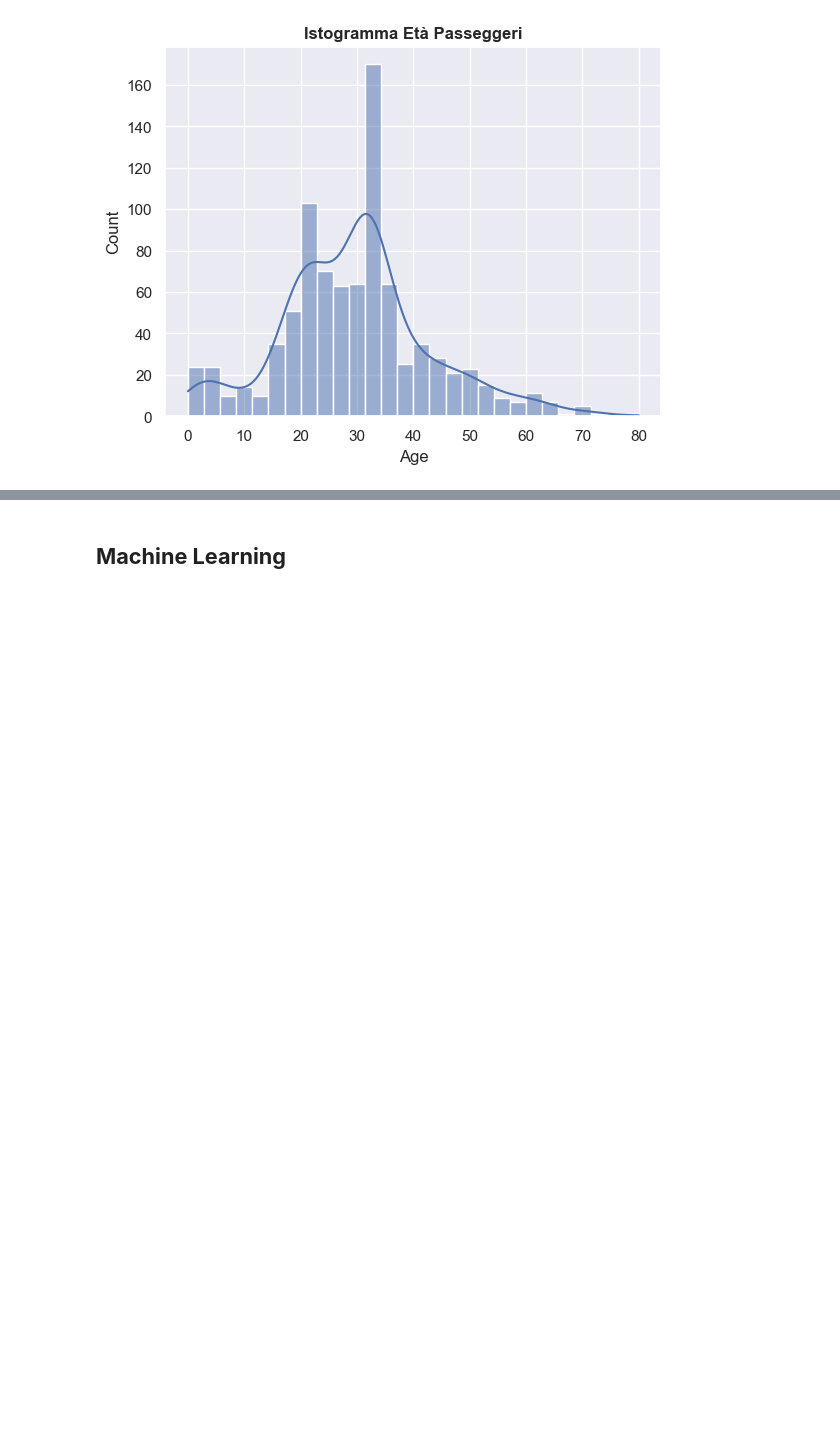
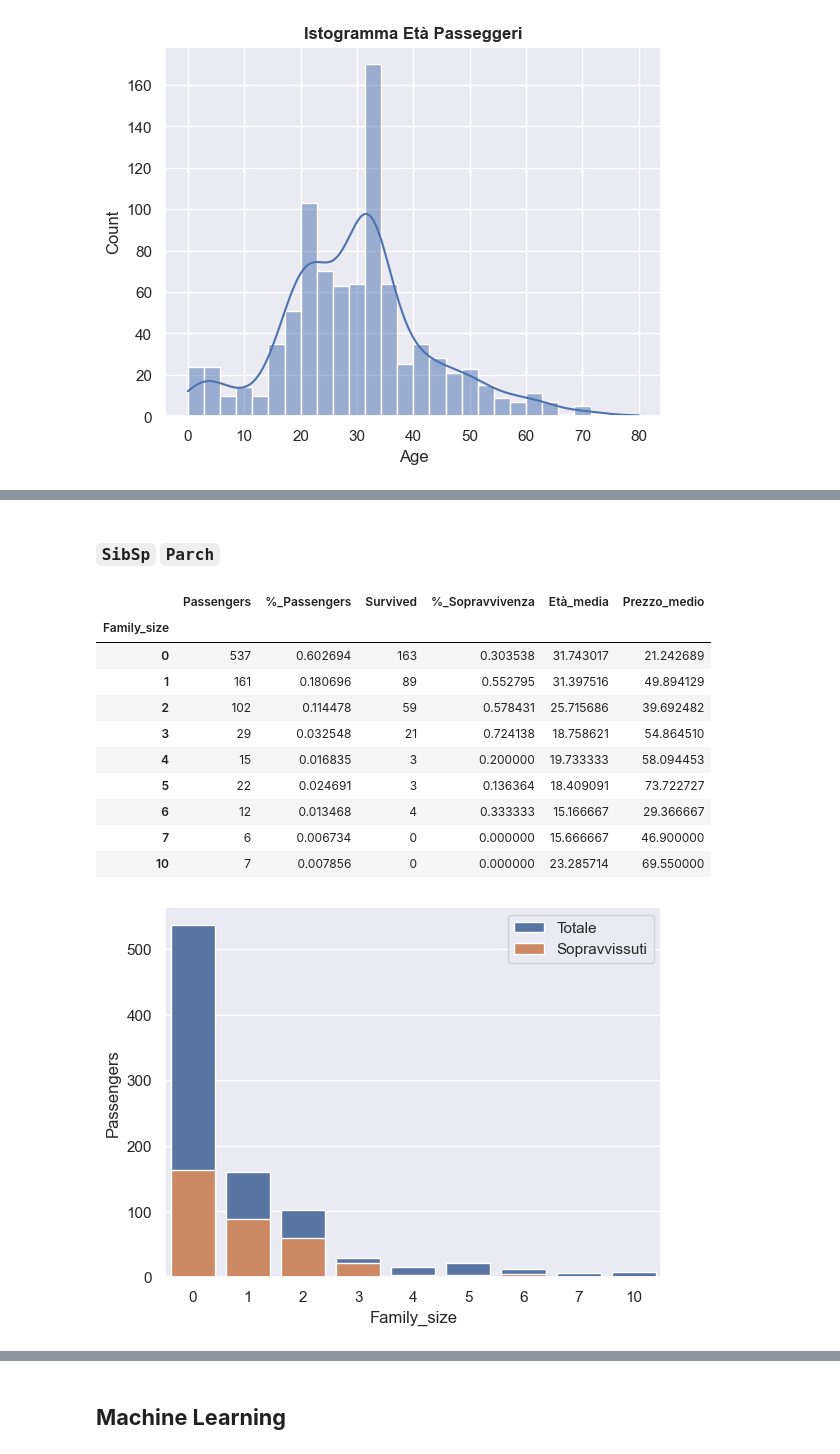
Before and after one commit to marcocolognesi/kaggle_titanic, a Jupyter notebook: notebook.ipynb, the cells around one changed output, grey strips where cells are left out. Saved outputs shown, nothing was run; the diff lists cells and outputs as text; code cells hidden in the pictures; blank space fills up the shorter version.

Commit message:
Family Size + iniziato colonna Cabin

```diff
--- a/notebook.ipynb
+++ b/notebook.ipynb
@@ -356,0 +398,47 @@ train_df['Age_group'] = train_df['Age_group'].astype(int)
+# %% [markdown]
+### **`SibSp` `Parch`**
+# %%
+# creating column 'Family_size' (# of siblings + # of parents/children)
+train_df['Family_size'] = train_df['SibSp'] + train_df['Parch']
+
+# extract column
+family_size = train_df['Family_size']
+
+# value count
+family_size_value_count = family_size.value_counts().sort_index()
+
+# family size groupby sum
+family_size_sum_groupby = train_df.groupby(by=['Family_size']).sum(numeric_only=True)
+
+# family size groupby mean
+family_size_mean_groupby = train_df.groupby(by=['Family_size']).mean(numeric_only=True)
+
+# useful insights df
+family_size_useful_insights = family_size_sum_groupby.copy(deep=True)
+family_size_useful_insights['Passengers'] = family_size_value_count
+family_size_useful_insights['%_Passengers'] = [x / sum(family_size_value_count) for x in family_size_value_count]
+family_size_useful_insights['%_Sopravvivenza'] = family_size_mean_groupby['Survived']
+family_size_useful_insights['Età_media'] = family_size_mean_groupby['Age']
+family_size_useful_insights['Prezzo_medio'] = family_size_mean_groupby['Fare']
+family_size_useful_insights = family_size_useful_insights[['Passengers', '%_Passengers', 'Survived', '%_Sopravvivenza', 'Età_media', 'Prezzo_medio']]
+
+display(family_size_useful_insights)
+
+# plot
+sns.barplot(data=family_size_useful_insights, x=family_size_useful_insights.index, y='Passengers', label='Totale')
+sns.barplot(data=family_size_useful_insights, x=family_size_useful_insights.index, y='Survived', label='Sopravvissuti')
+plt.legend()
+plt.show()
+# %% [output]
+|  | Passengers | %_Passengers | Survived | %_Sopravvivenza | Età_media | Prezzo_medio |
+| Family_size |  |  |  |  |  |  |
+| 0 | 537 | 0.602694 | 163 | 0.303538 | 31.743017 | 21.242689 |
+| 1 | 161 | 0.180696 | 89 | 0.552795 | 31.397516 | 49.894129 |
+| 2 | 102 | 0.114478 | 59 | 0.578431 | 25.715686 | 39.692482 |
+| 3 | 29 | 0.032548 | 21 | 0.724138 | 18.758621 | 54.864510 |
+| 4 | 15 | 0.016835 | 3 | 0.200000 | 19.733333 | 58.094453 |
+| 5 | 22 | 0.024691 | 3 | 0.136364 | 18.409091 | 73.722727 |
+| 6 | 12 | 0.013468 | 4 | 0.333333 | 15.166667 | 29.366667 |
+| 7 | 6 | 0.006734 | 0 | 0.000000 | 15.666667 | 46.900000 |
+| 10 | 7 | 0.007856 | 0 | 0.000000 | 23.285714 | 69.550000 |
+[figure, added]
```
Also changed, not shown: parts of 7 cells of this notebook.
